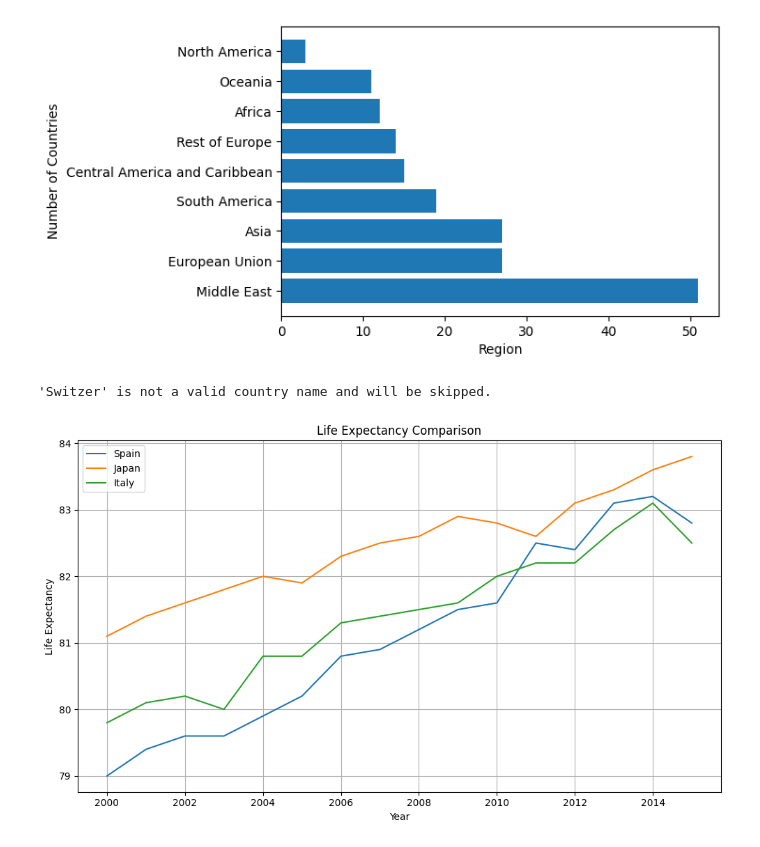
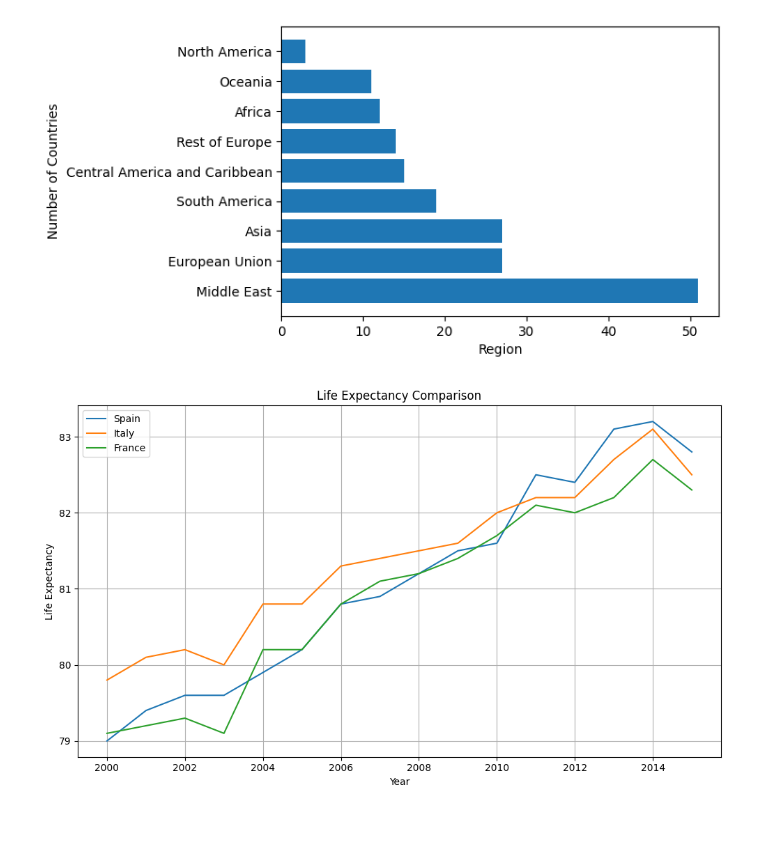
Before and after one commit to Kristian0703/Life_Expectancy_Project, a Jupyter notebook: Life_Expectancy_Notebook.ipynb, the cells around one changed output. Drawn from its saved outputs; the diff is of its cells as text; code cells hidden in the pictures.

Commit message:
Create a class to wrap the methods  and a new column Population_category

```diff
--- a/Life_Expectancy_Notebook.ipynb
+++ b/Life_Expectancy_Notebook.ipynb
@@ -69,6 +69,13 @@ life_expectancy_df.describe(include='all')
 | 75% | NaN | NaN | 2011.250000 | 47.350000 | 66.000000 | 246.791375 | 7.777500 | ... |
 | max | NaN | NaN | 2015.000000 | 138.100000 | 224.900000 | 719.360500 | 17.870000 | ... |
 11 rows × 21 columns
+# %%
+life_expectancy_df['Population_category'] = life_expectancy_df['Population_mln'].apply(
+    lambda x:
+        'High' if x > 120.0
+        else 'Medium' if x > 50.0
+        else 'Low'
+)
 # %%
 data_types_df = pd.DataFrame({
     "column_name": life_expectancy_df.dtypes.index,
@@ -183,5 +137,0 @@ def compare_life_expectancy_between_countries(*countryNames):
-# %%
-compare_life_expectancy_between_countries('Spain', "Japan", "Italy", "Switzer")
-# %% [output]
-'Switzer' is not a valid country name and will be skipped.
-[figure, removed]
@@ -187,0 +285,7 @@ compare_life_expectancy_between_countries('Spain', "Japan", "Italy", "Switzer")
+# %%
+countryComparator = CountryComparator(life_expectancy_df) # Instantiate the class
+# %%
+# Method to compare the life expectancy between several countries
+countryComparator.compare_life_expectancy_between_countries('Spain', 'Italy', 'France')
+# %% [output]
+[figure, added]
```
Also changed, not shown: parts of 8 cells of this notebook.
